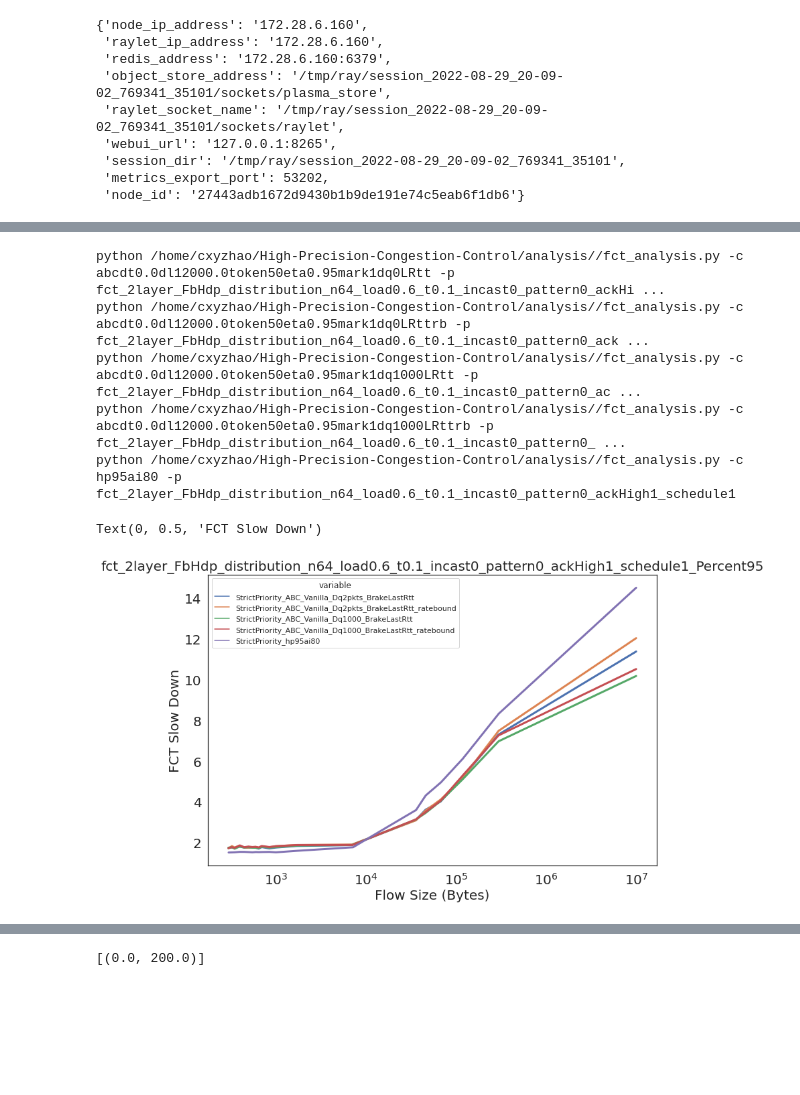
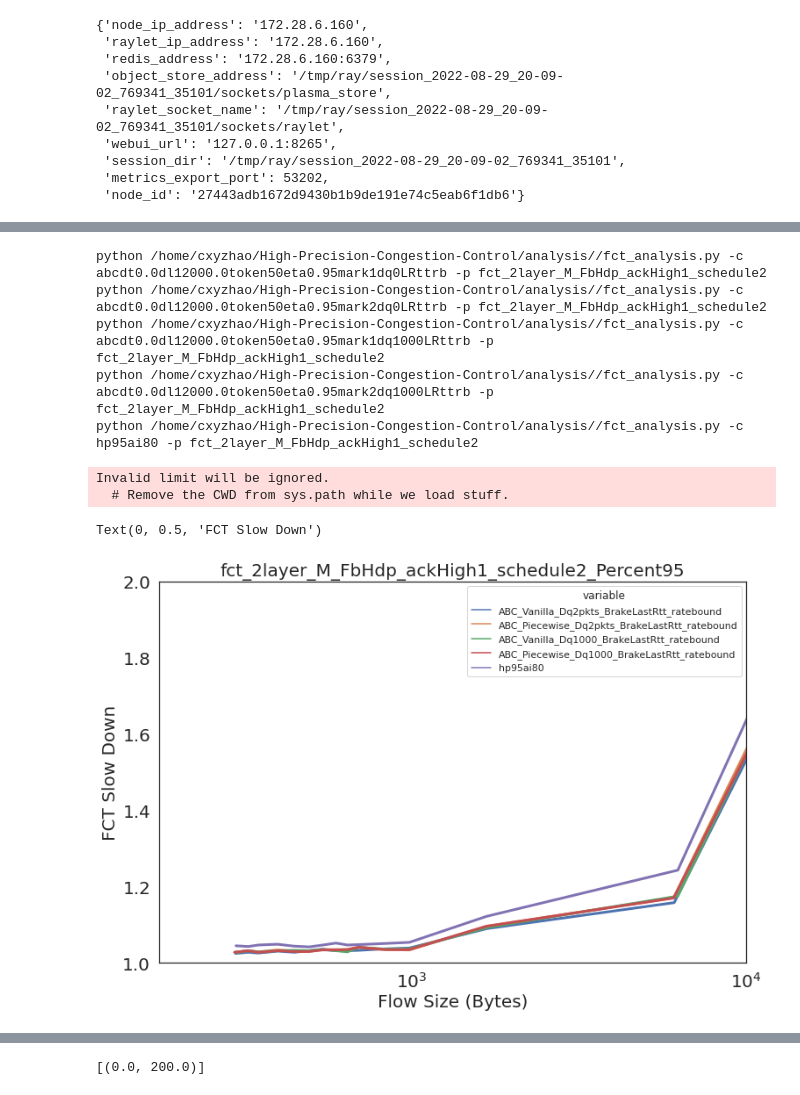
Before and after one commit to cxyzhao/High-Precision-Congestion-Control, a Jupyter notebook: cc_exp_ctrl.ipynb, the cells around one changed output, grey strips where cells are left out. Saved outputs shown, nothing was run; the diff lists cells and outputs as text; code cells hidden in the pictures; blank space fills up the shorter version.

```diff
--- a/cc_exp_ctrl.ipynb
+++ b/cc_exp_ctrl.ipynb
@@ -194,10 +194,10 @@ for cc in ["abc"]:
     for abc_eta in [0.95]:
         for abc_token in [50]:
             for abc_delta in [12000]:
-                for abc_dqinterval in [1000]:
+                for abc_dqinterval in [0, 1000]:
                     for abc_tokenminbound in [1]:
-                        for abc_markmode in [2]:
-                            for schedule in [2]:
+                        for abc_markmode in [1, 2]:
+                            for schedule in [0, 1, 2]:
                                 for abc_ratebound in [1]:
                                     cc_config = copy.deepcopy(cc_config_template)
                                     cc_config['cc']  = cc
@@ -213,12 +213,12 @@ for cc in ["abc"]:
                                     cc_config_lst.append(cc_config)
 
 
-# for cc in ["hp"]:
-#     for schedule in [3]:
-#         cc_config = copy.deepcopy(cc_config_template)
-#         cc_config['cc']  = cc
-#         cc_config['schedule'] = schedule
-#         cc_config_lst.append(cc_config)
+for cc in ["hp"]:
+    for schedule in [0, 1, 2]:
+        cc_config = copy.deepcopy(cc_config_template)
+        cc_config['cc']  = cc
+        cc_config['schedule'] = schedule
+        cc_config_lst.append(cc_config)
 
 
 lst = []
@@ -227,11 +227,11 @@ lst = []
 # wkld_lst = ["singleflow"]
 # wkld_lst = ['1lf_10incast']
 # wkld_lst = [w4_l60]
-# wkld_lst = ['M_FbHdp']
+wkld_lst = ['M_FbHdp']
 # wkld_lst = [w4_l60]
 # wkld_lst = ["1lf_2incast_prio"]
 # wkld_lst = ["1lf_3incast"]
-wkld_lst = ["2lf"]
+# wkld_lst = ["2lf"]
 for cc_config in cc_config_lst:
     for wkld in wkld_lst:
         f_id = launch.remote(wkld, cc_config)
@@ -358,9 +373,9 @@ def variable_name_translate(df):
 percent = 95
 
 
-common_prefix = "2layer_FbHdp_distribution_n64_load0.6_t0.1_incast0_pattern0_ackHigh1_schedule1"
+#common_prefix = "2layer_FbHdp_distribution_n64_load0.6_t0.1_incast0_pattern0_ackHigh1_schedule2"
 #common_prefix = "2layer_FbHdp_distribution_n64_load0.6_t0.1_incast0_pattern0_priority1_ackHigh1_schedule1"
-# common_prefix = "2layer_M_FbHdp_ackHigh1_schedule1"
+common_prefix = "2layer_M_FbHdp_ackHigh1_schedule2"
 #common_prefix = "2layer_WebSearch_distribution_n64_load0.6_t0.1_incast0_pattern0_ackHigh1"
 #common_prefix = "2layer_1longflow_ackHigh1"
 #common_prefix = "2layer_singleflow_ackHigh1"
@@ -399,9 +414,9 @@ for cc in ["abc"]:
             for abc_delta in [12000]:
                 for abc_dqinterval in [0, 1000]:
                     for abc_tokenminbound in [1]:
-                        for abc_markmode in [1]:
-                            for schedule in [1]:
-                                for abc_ratebound in [0, 1]:
+                        for abc_markmode in [1, 2]:
+                            for schedule in [2]:
+                                for abc_ratebound in [1]:
                                     cc_config = copy.deepcopy(cc_config_template)
                                     cc_config['cc']  = cc
                                     cc_config['abc_eta'] = abc_eta
@@ -431,28 +446,30 @@ for cc in configlst_to_namelst(cc_config_lst):
 #     df_lst.append(get_results_df(cc=cc, prefix=prefix.replace('schedule0','schedule1'), percent=percent))
 df = concat_df(df_lst)
 # %% [output]
-python /home/cxyzhao/High-Precision-Congestion-Control/analysis//fct_analysis.py -c abcdt0.0dl12000.0token50eta0.95mark1dq0LRtt -p fct_2layer_FbHdp_distribution_n64_load0.6_t0.1_incast0_pattern0_ackHi ...
-python /home/cxyzhao/High-Precision-Congestion-Control/analysis//fct_analysis.py -c abcdt0.0dl12000.0token50eta0.95mark1dq0LRttrb -p fct_2layer_FbHdp_distribution_n64_load0.6_t0.1_incast0_pattern0_ack ...
-python /home/cxyzhao/High-Precision-Congestion-Control/analysis//fct_analysis.py -c abcdt0.0dl12000.0token50eta0.95mark1dq1000LRtt -p fct_2layer_FbHdp_distribution_n64_load0.6_t0.1_incast0_pattern0_ac ...
-python /home/cxyzhao/High-Precision-Congestion-Control/analysis//fct_analysis.py -c abcdt0.0dl12000.0token50eta0.95mark1dq1000LRttrb -p fct_2layer_FbHdp_distribution_n64_load0.6_t0.1_incast0_pattern0_ ...
-python /home/cxyzhao/High-Precision-Congestion-Control/analysis//fct_analysis.py -c hp95ai80 -p fct_2layer_FbHdp_distribution_n64_load0.6_t0.1_incast0_pattern0_ackHigh1_schedule1
+python /home/cxyzhao/High-Precision-Congestion-Control/analysis//fct_analysis.py -c abcdt0.0dl12000.0token50eta0.95mark1dq0LRttrb -p fct_2layer_M_FbHdp_ackHigh1_schedule2
+python /home/cxyzhao/High-Precision-Congestion-Control/analysis//fct_analysis.py -c abcdt0.0dl12000.0token50eta0.95mark2dq0LRttrb -p fct_2layer_M_FbHdp_ackHigh1_schedule2
+python /home/cxyzhao/High-Precision-Congestion-Control/analysis//fct_analysis.py -c abcdt0.0dl12000.0token50eta0.95mark1dq1000LRttrb -p fct_2layer_M_FbHdp_ackHigh1_schedule2
+python /home/cxyzhao/High-Precision-Congestion-Control/analysis//fct_analysis.py -c abcdt0.0dl12000.0token50eta0.95mark2dq1000LRttrb -p fct_2layer_M_FbHdp_ackHigh1_schedule2
+python /home/cxyzhao/High-Precision-Congestion-Control/analysis//fct_analysis.py -c hp95ai80 -p fct_2layer_M_FbHdp_ackHigh1_schedule2
 # %%
 sns.set(rc={'figure.figsize':(12,8)})
 sns.set_style('white')
 plt.yticks(fontsize=20)
 plt.xticks(fontsize=20)
 data_ = variable_name_translate(pd.melt(df, 'FlowSize'))
 # data_.columns= ['Vanilla', '+BrakeLastRtt', '+QueueBuidupRate', 'HPCC']
 g= sns.lineplot('FlowSize', 'value', hue='variable', data=data_ , linewidth = 3)
 g.set_title("{}_Percent{}".format(prefix, percent), fontsize = 20)
 g.set_xscale('log')
-# g.set(xlim=(0, 10000))
-# g.set(ylim=(1., 2))
+g.set(xlim=(0, 10000))
+g.set(ylim=(1., 2))
 g.set_xlabel("Flow Size (Bytes)", fontsize = 20)
 g.set_ylabel("FCT Slow Down", fontsize = 20)
 # %% [output]
-Text(0, 0.5, 'FCT Slow Down')
+Invalid limit will be ignored.
+  # Remove the CWD from sys.path while we load stuff.
+Text(0, 0.5, 'FCT Slow Down')
-[figure, old version]
+[figure, new version]
 # %%
 def get_avg_qlen(df):
     df = df.fillna(0.0)
```
Also changed, not shown: parts of 5 cells of this notebook, 2 other files.
